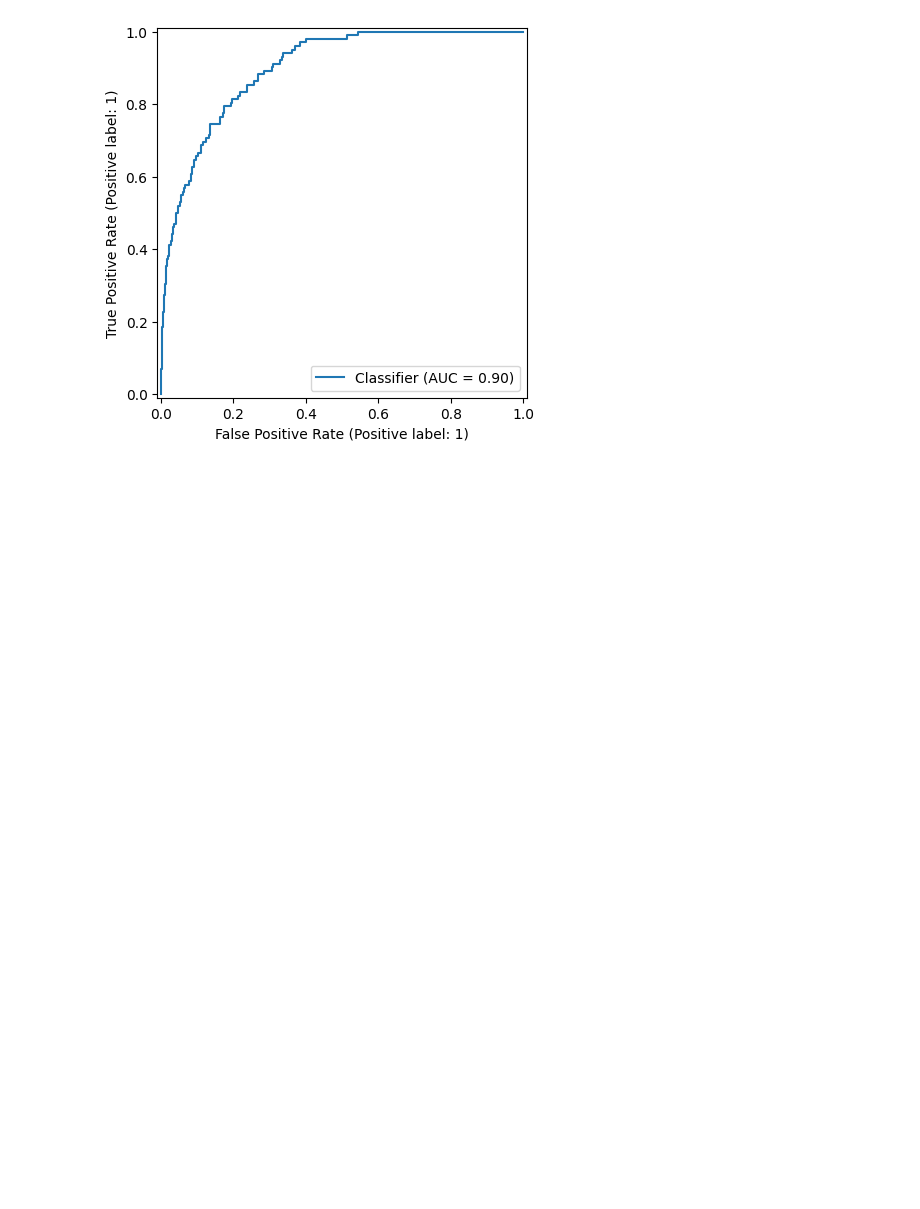
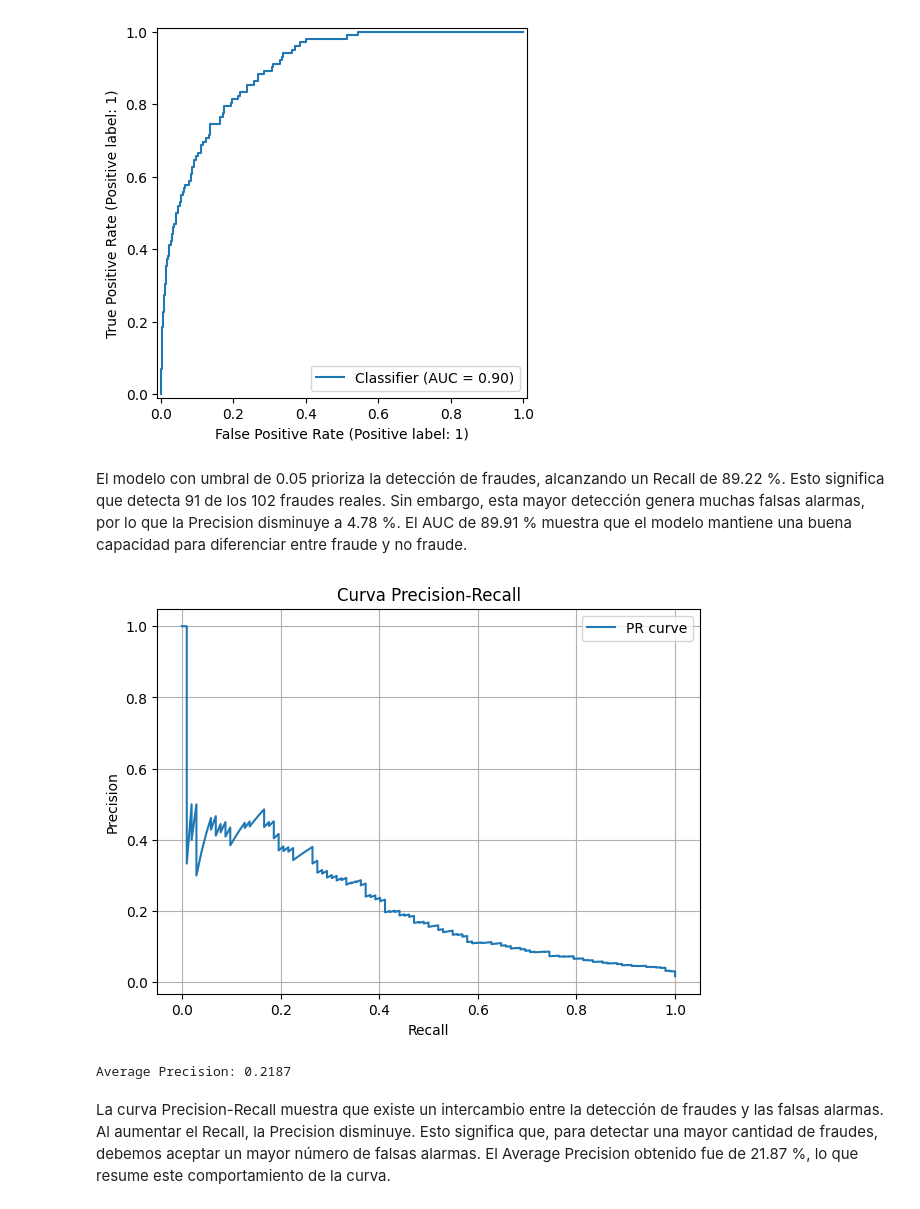
Before and after one commit to nashlypilar-collab/Intro_ciencia_tarea_grupo, a Jupyter notebook: Fraudes_Feature.ipynb, the cells around one changed output. Saved outputs shown, nothing was run; the diff lists cells and outputs as text; code cells hidden in the pictures; blank space fills up the shorter version.

```diff
--- a/Fraudes_Feature.ipynb
+++ b/Fraudes_Feature.ipynb
@@ -404,3 +404,25 @@ Recall: 0.8922
 F1: 0.0907
 AUC: 0.8991
 [figure]
+# %% [markdown]
+El modelo con umbral de 0.05 prioriza la detección de fraudes, alcanzando un Recall de 89.22 %. Esto significa que detecta 91 de los 102 fraudes reales. Sin embargo, esta mayor detección genera muchas falsas alarmas, por lo que la Precision disminuye a 4.78 %. El AUC de 89.91 % muestra que el modelo mantiene una buena capacidad para diferenciar entre fraude y no fraude.
+# %%
+precision_vals, recall_vals, thresholds = precision_recall_curve(y_test, y_pred_proba)
+
+ap = average_precision_score(y_test, y_pred_proba)
+
+plt.figure(figsize=(7, 5))
+plt.plot(recall_vals, precision_vals)
+plt.xlabel('Recall')
+plt.ylabel('Precision')
+plt.title('Curva Precision-Recall')
+plt.legend(['PR curve'])
+plt.grid()
+plt.show()
+
+print('Average Precision:', round(ap, 4))
+# %% [output]
+[figure, added]
+Average Precision: 0.2187
+# %% [markdown]
+La curva Precision-Recall muestra que existe un intercambio entre la detección de fraudes y las falsas alarmas. Al aumentar el Recall, la Precision disminuye. Esto significa que, para detectar una mayor cantidad de fraudes, debemos aceptar un mayor número de falsas alarmas. El Average Precision obtenido fue de 21.87 %, lo que resume este comportamiento de la curva.
```
